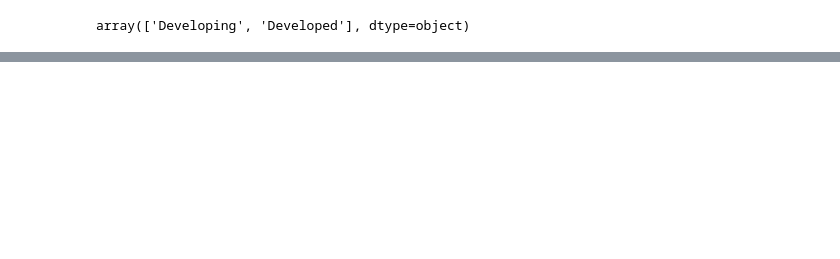
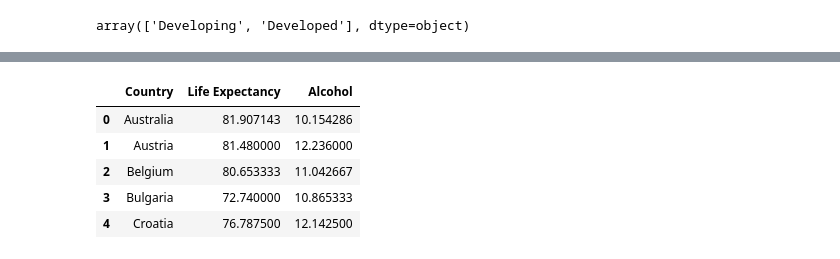
Before and after one commit to shechter430/project_one, a Jupyter notebook: shondeen_analyzations.ipynb, the cells around one changed output, grey strips where cells are left out. Saved outputs shown, nothing was run; the diff lists cells and outputs as text; code cells hidden in the pictures; blank space fills up the shorter version.

```diff
--- a/shondeen_analyzations.ipynb
+++ b/shondeen_analyzations.ipynb
@@ -64,0 +64,12 @@ KeyError: 'Column not found: Life Expectancy'
+# %%
+mean_life_expectancy_alcohol_developed = developed_countries.groupby(['Country'], as_index = False).agg({"Life Expectancy" : np.mean,
+                                                                                                 "Alcohol" : np.mean})
+
+mean_life_expectancy_alcohol_developed.head()
+# %% [output]
+|  | Country | Life Expectancy | Alcohol |
+| 0 | Australia | 81.907143 | 10.154286 |
+| 1 | Austria | 81.480000 | 12.236000 |
+| 2 | Belgium | 80.653333 | 11.042667 |
+| 3 | Bulgaria | 72.740000 | 10.865333 |
+| 4 | Croatia | 76.787500 | 12.142500 |
```
Also changed, not shown: parts of 8 cells of this notebook.
